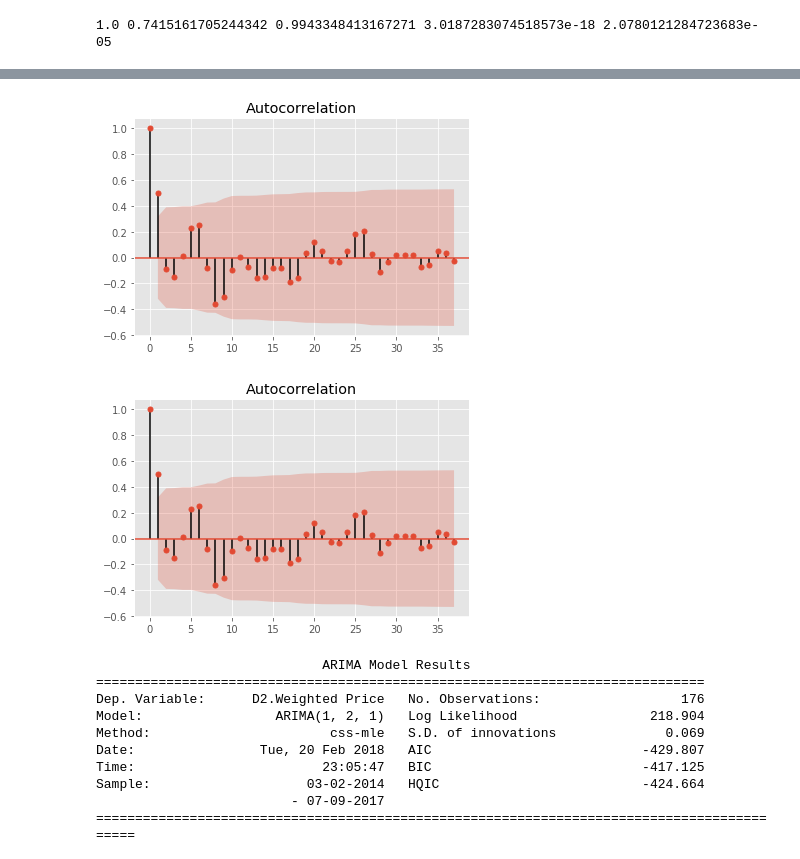
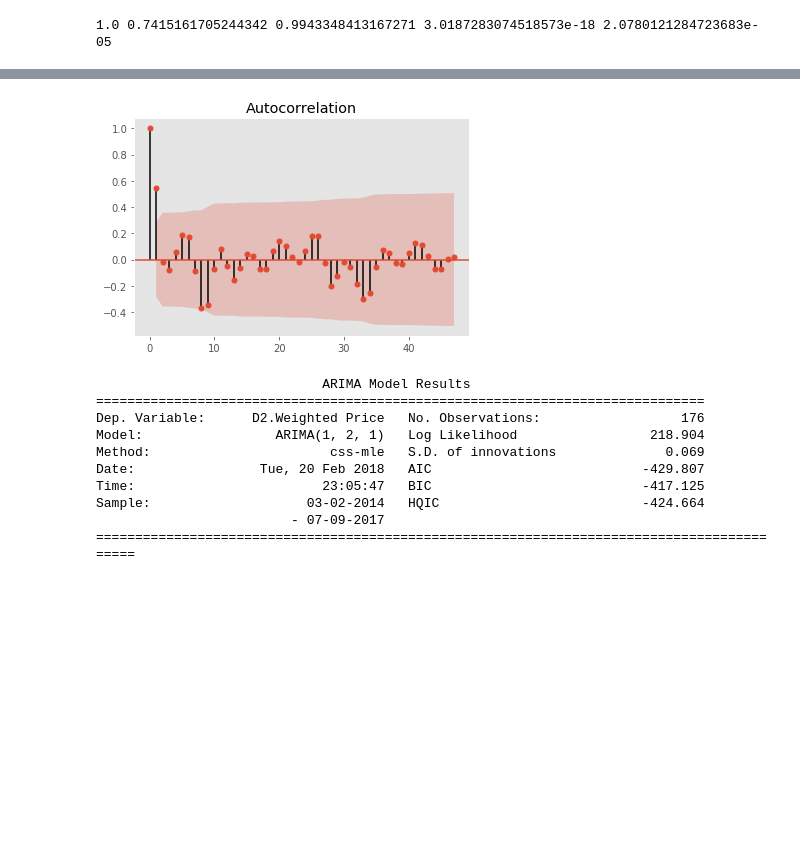
Before and after one commit to pineda-vv/bitcoin_timeseries, a Jupyter notebook: money_trends.ipynb, the cells around one changed output, grey strips where cells are left out. Cells and saved outputs as stored; diff of their text form; code cells hidden in the pictures; blank space fills up the shorter version.

```diff
--- a/money_trends.ipynb
+++ b/money_trends.ipynb
@@ -428,8 +429,9 @@ plot_pacf(log_weekly_bit.diff(2)[2:40])
 # %%
-plot_acf(log_weekly_bit.diff(2)[2:40])
+plot_acf(log_weekly_bit.diff(2)[2:50])
+plt.grid(False)
+plt.savefig('data/bitcoin_acf.png')
 # %% [output]
-[figure, old version]
+[figure, new version]
-[figure, removed]
 # %%
 """ Optimization of AIC suggested that (p,d,q) values of (1,2,1) was optimal i.e. lowest AIC, BIC scores
 and best p-values for coeffs """
```
Also changed, not shown: parts of 4 cells of this notebook, 4 other files.
